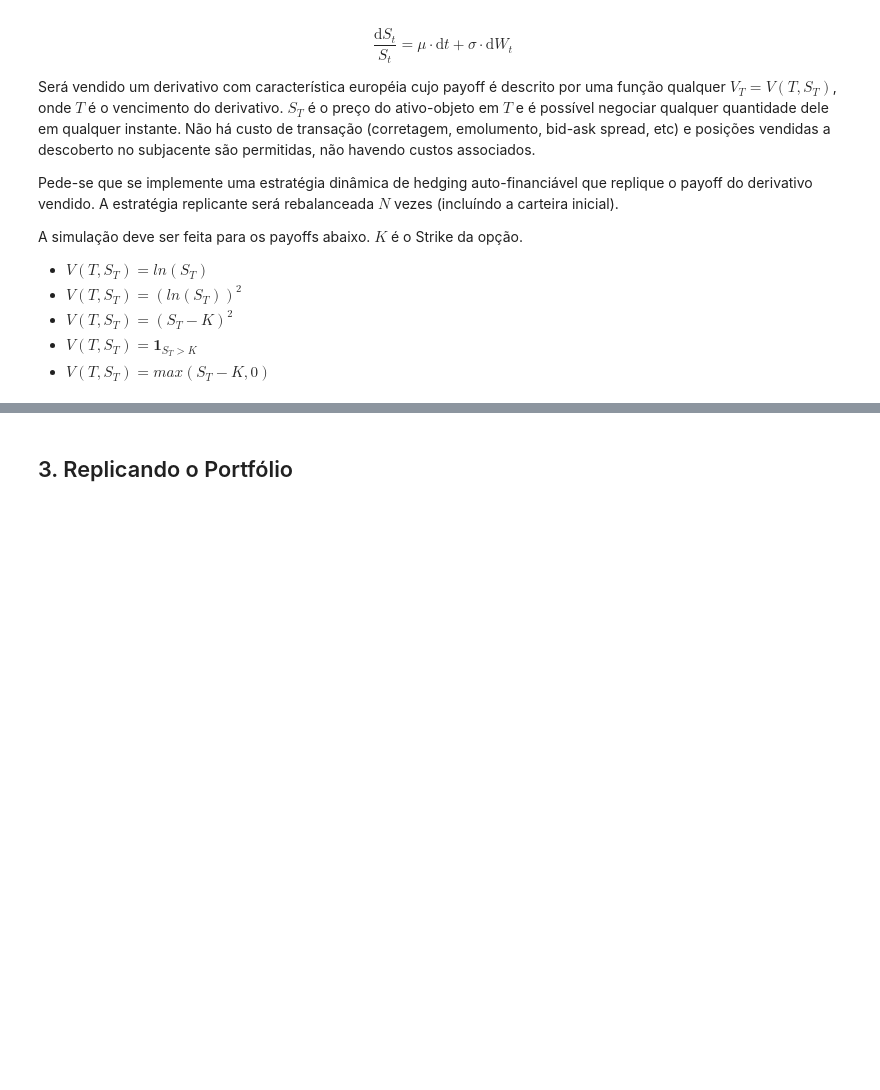
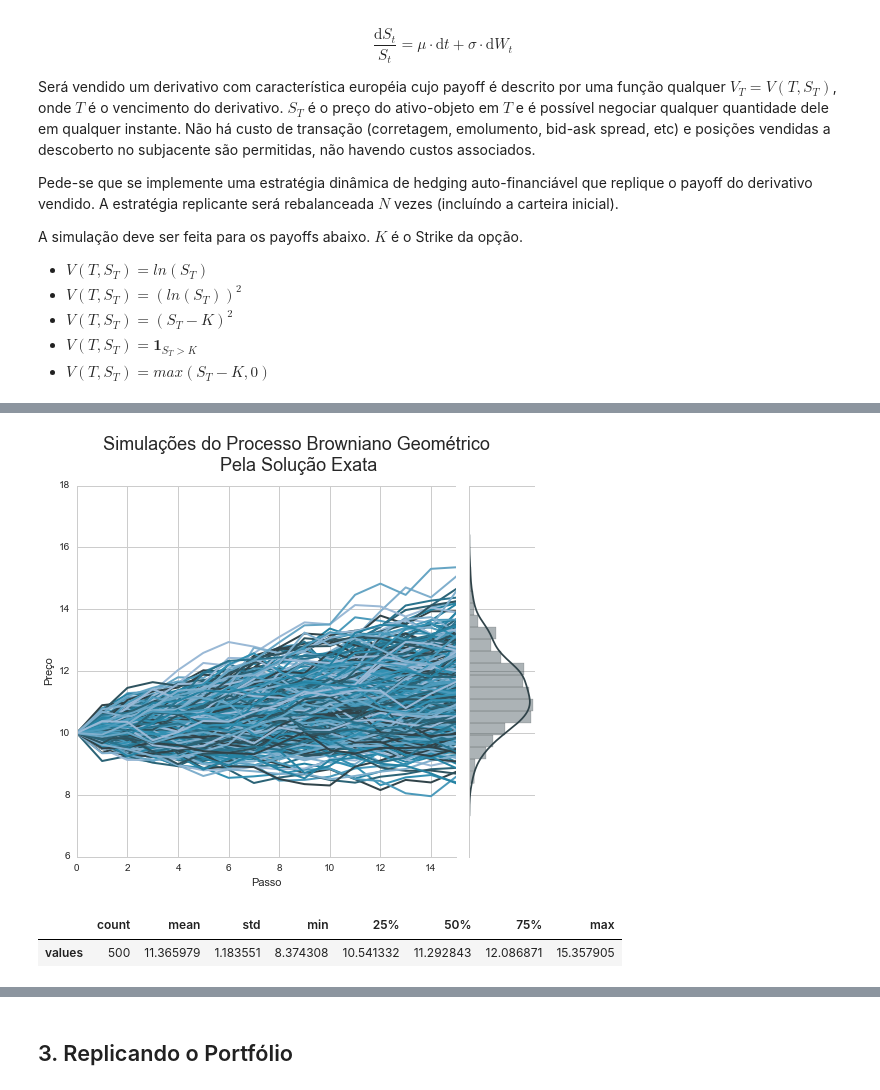
Before and after one commit to ucaiado/Replicating_Strategy, a Jupyter notebook: UiraCaiadoEx01.ipynb, the cells around one changed output, grey strips where cells are left out. Cells and saved outputs as stored; diff of their text form; code cells hidden in the pictures; blank space fills up the shorter version.

```diff
--- a/UiraCaiadoEx01.ipynb
+++ b/UiraCaiadoEx01.ipynb
@@ -360,2 +202,0 @@ Levou 0.08 segundos
-# %%
-plot_simulations(df, u"Simulações do Processo Browniano Geométrico\n Pela Solução Exata")
@@ -447,2 +202,0 @@ Levou 0.08 segundos
-# %%
-plot_simulations(df, u"Simulações do Processo Browniano Geométrico\n Pelo Método de Euler")
@@ -455,0 +347,21 @@ A distribuição final dos valores ficou bastante parecida e este método é mui
+# %%
+def plot_simulations(df, s_title, f_steps):
+    '''
+    Plot a line chart to each path in the dataframe passed
+    and a vertical histogram summarizing all paths
+    :param df: dataframe. the data with all paths simulated
+    :param s_title: string. The title of the chart
+    :param f_steps: float. the number of steps in the simulation
+    '''
+    # crio o grid
+    sns.set_context(rc={"figure.figsize": (15, 6)})
+    g = sns.JointGrid(x=df.columns, y=df.iloc[-1, :].values, size=7)
+    g.ax_marg_x.set_visible(False)
+    # ploto as linhas
+    g.ax_joint.plot(df, linewidth=2)
+    g.ax_joint.set_xlim([0, int(f_steps)])
+    # ploto o histograma
+    g.plot_marginals(sns.distplot, kde=True)
+    # arrumo o grafico
+    g.fig.suptitle(s_title, fontsize=18, y=0.92)
+    g.set_axis_labels("Passo", u"Preço");
@@ -455,0 +370,10 @@ A distribuição final dos valores ficou bastante parecida e este método é mui
+# %%
+d_param = {"f_s0": 10.,  # estado inicial do ativo
+           "f_mu": 0.25,  # media da dinamica
+           "f_sigma": 0.15,  # desvio padrao da dinamica
+           "f_time": 0.5,  # tempo decorrido na simulacao
+           "f_steps": 15, # quantidade de passos dado entre a e f_time
+           "f_r": None  # taxa de juros
+           }
+df = do_simulations(GBM_Exact_Solution, 500, **d_param)
+df.head()
@@ -455,0 +390,14 @@ A distribuição final dos valores ficou bastante parecida e este método é mui
+# %%
+plot_simulations(df,
+                 u"Simulações do Processo Browniano Geométrico\n Pela Solução Exata",
+                 d_param["f_steps"])
+# %% [output]
+[figure, added]
+# %%
+# mostra resumo estatistico do ultimo valor das simulacoes
+df_descr = pd.DataFrame(df.iloc[-1, :].describe()).T
+df_descr.index = ["values"]
+df_descr
+# %% [output]
+|  | count | mean | std | min | 25% | 50% | 75% | max |
+| values | 500 | 11.365979 | 1.183551 | 8.374308 | 10.541332 | 11.292843 | 12.086871 | 15.357905 |
```
Also changed, not shown: parts of 42 cells of this notebook.
